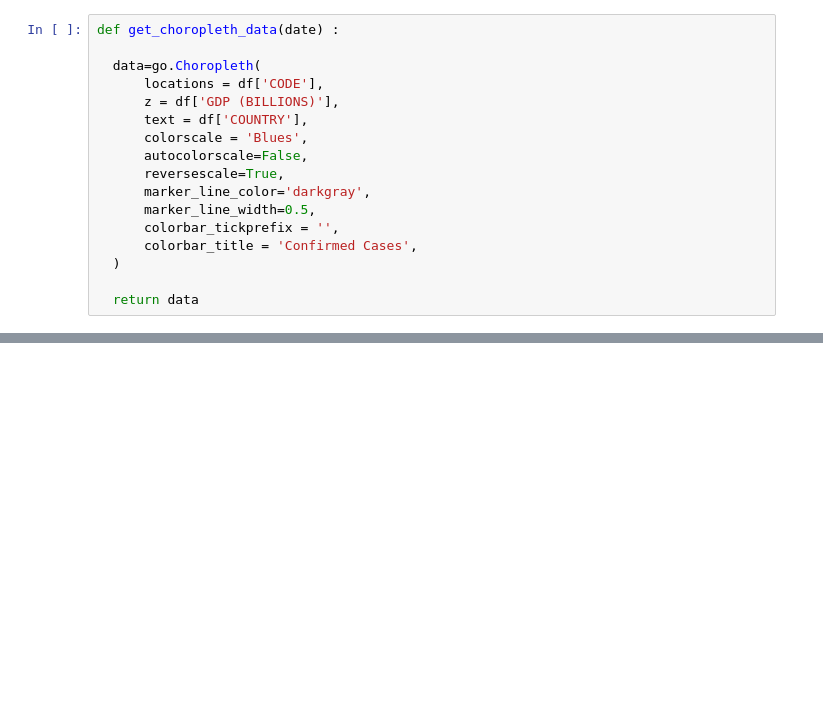
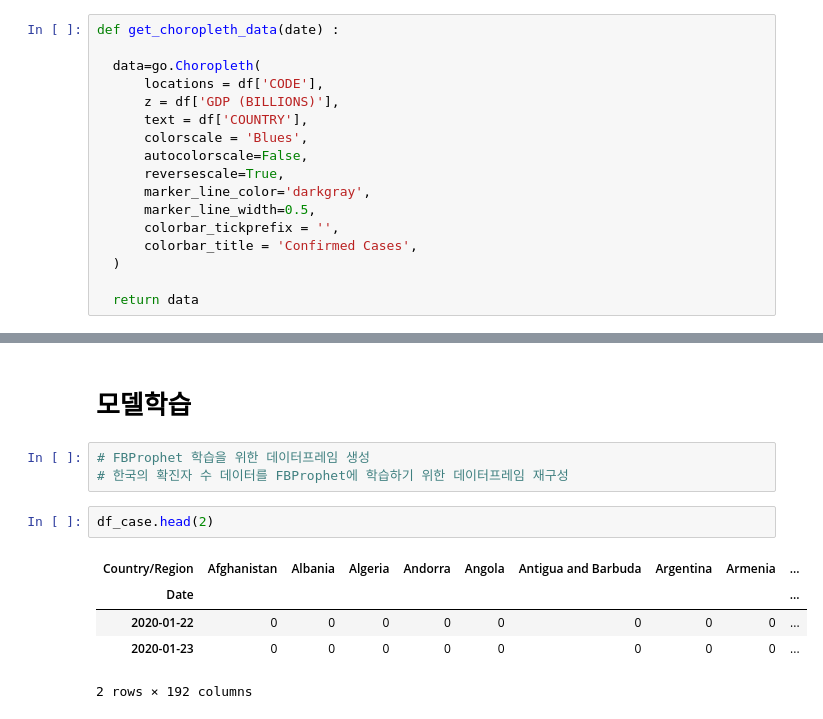
Before and after one commit to Vaycold/Vaycold, a Jupyter notebook: Python_DataAnalysis/코로나_바이러스에_의한_확진자_수_및_사망자_수_분석.ipynb, the cells around one changed output, grey strips where cells are left out. Saved outputs shown, nothing was run; the diff lists cells and outputs as text; blank space fills up the shorter version.

```diff
--- a/Python_DataAnalysis/코로나_바이러스에_의한_확진자_수_및_사망자_수_분석.ipynb
+++ b/Python_DataAnalysis/코로나_바이러스에_의한_확진자_수_및_사망자_수_분석.ipynb
@@ -355,0 +410,13 @@ fig.show()
+# %% [markdown]
+# 모델학습
+# %%
+# FBProphet 학습을 위한 데이터프레임 생성
+# 한국의 확진자 수 데이터를 FBProphet에 학습하기 위한 데이터프레임 재구성
+# %%
+df_case.head(2)
+# %% [output]
+| Country/Region | Afghanistan | Albania | Algeria | Andorra | Angola | Antigua and Barbuda | Argentina | Armenia | ... |
+| Date |  |  |  |  |  |  |  |  | ... |
+| 2020-01-22 | 0 | 0 | 0 | 0 | 0 | 0 | 0 | 0 | ... |
+| 2020-01-23 | 0 | 0 | 0 | 0 | 0 | 0 | 0 | 0 | ... |
+2 rows × 192 columns
```
Also changed, not shown: parts of 20 cells of this notebook.
